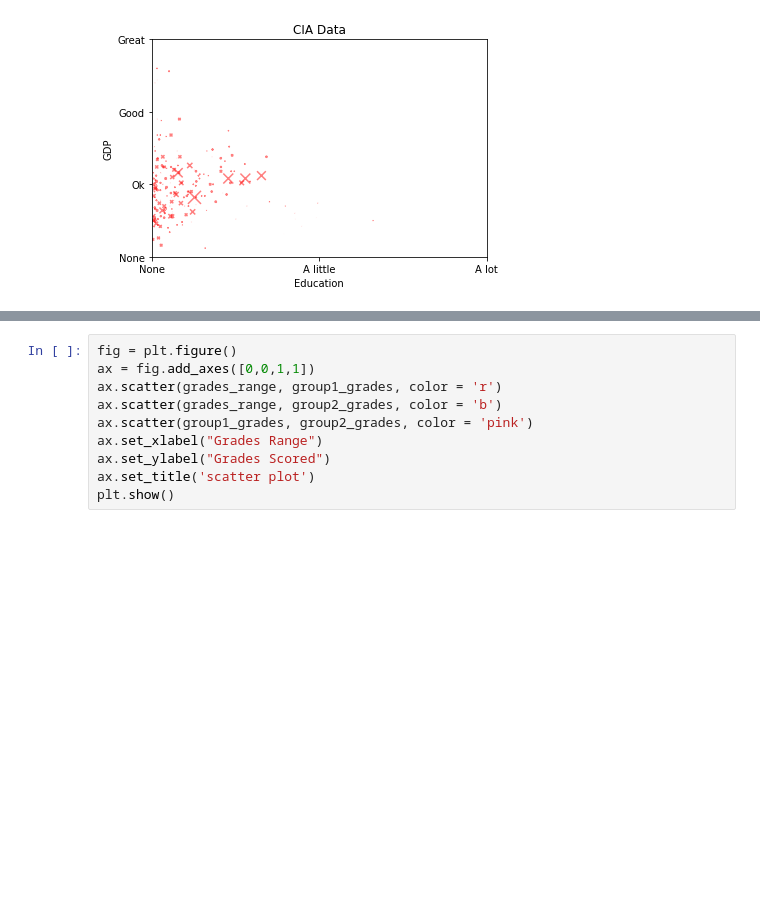
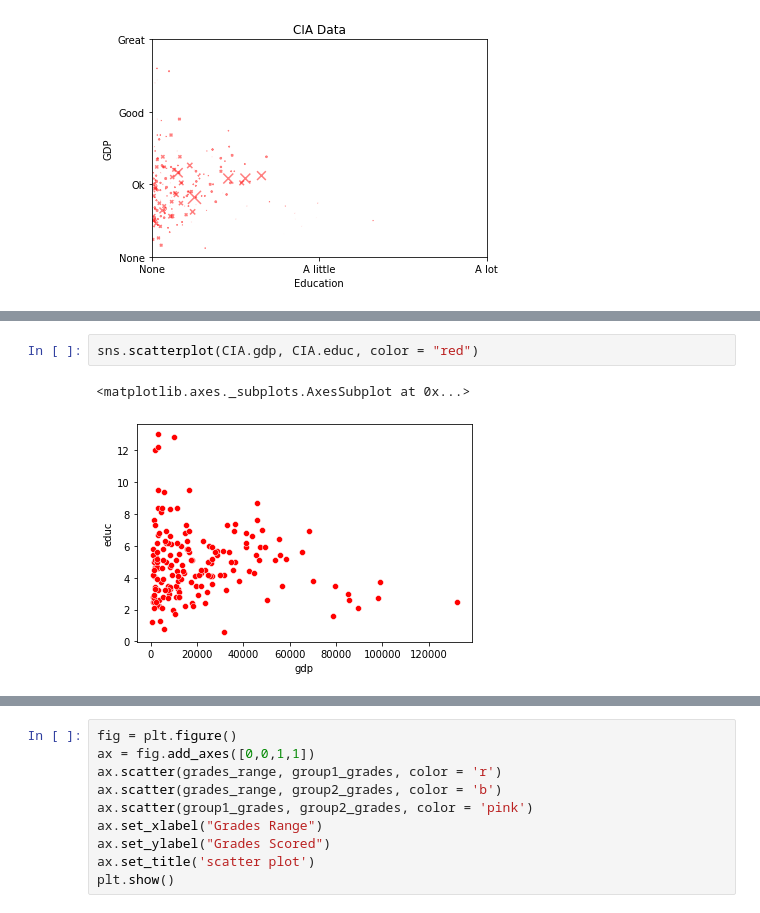
Before and after one commit to gjm112/DSCI401, a Jupyter notebook: Data_Visualization.ipynb, the cells around one changed output, grey strips where cells are left out. Drawn from its saved outputs; the diff is of its cells as text; blank space fills up the shorter version.

```diff
--- a/Data_Visualization.ipynb
+++ b/Data_Visualization.ipynb
@@ -110,0 +115,5 @@ plt.yticks([0,5,10,15],["None","Ok","Good","Great"])
+# %%
+sns.scatterplot(CIA.gdp, CIA.educ, color = "red")
+# %% [output]
+<matplotlib.axes._subplots.AxesSubplot at 0x...>
+[figure, added]
```
Also changed, not shown: parts of 9 cells of this notebook.
